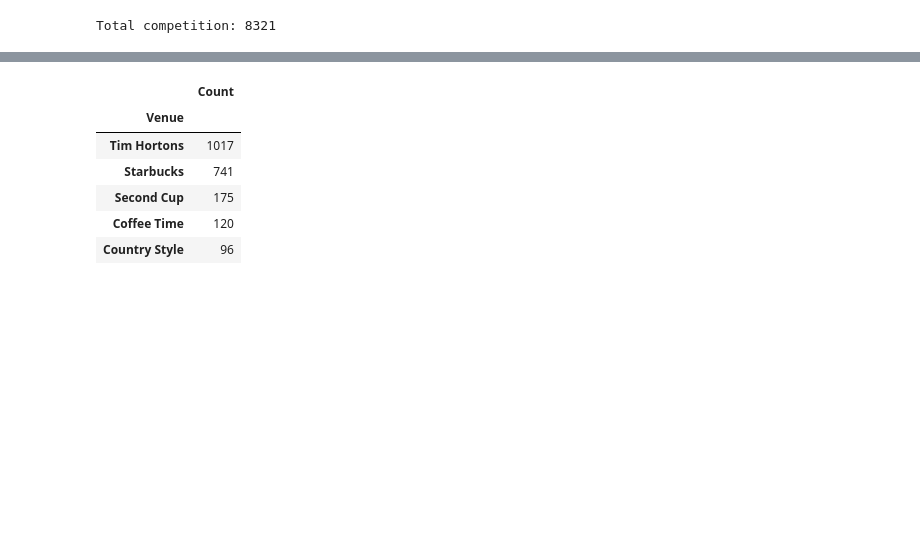
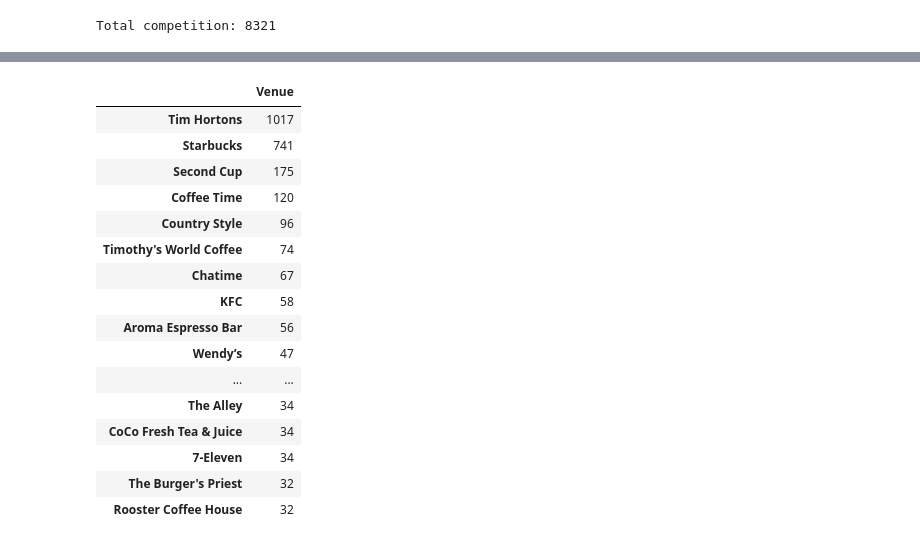
Before and after one commit to ryan-tam/Best-neighborhood-to-start-a-cafe-in-Toronto, a Jupyter notebook: Cafe.ipynb, the cells around one changed output, grey strips where cells are left out. Cells and saved outputs as stored; diff of their text form; code cells hidden in the pictures; blank space fills up the shorter version.

```diff
--- a/Cafe.ipynb
+++ b/Cafe.ipynb
@@ -351,4 +388,4 @@ temp.to_csv('toronto_venues.csv')
 # %%
 #read in result from toronto_venues.csv
 toronto_venues=pd.read_csv('toronto_venues.csv')
-toronto_venues
+toronto_venues.drop(columns=['Unnamed: 0'], inplace=True)
@@ -475,15 +578,27 @@ map_Glenfield
 # %% [output]
 [interactive output not drawn]
 # %%
-top_comp=pd.DataFrame(toronto_venues.groupby('Venue')['Unnamed: 0'].nunique().sort_values(ascending=False))
-top_comp.rename(columns={"Unnamed: 0": "Count"}, inplace=True)
+#top_comp=pd.DataFrame(toronto_venues.groupby('Venue')['Unnamed: 0.1'].nunique().sort_values(ascending=False))
+#top_comp.rename(columns={"Unnamed: 0.1": "Count"}, inplace=True)
+#top_comp.reset_index(inplace=True)
+top_comp=pd.DataFrame(toronto_venues['Venue'].value_counts())
 # %%
-top_comp.head()
+top_comp.head(20)
 # %% [output]
-|  | Count |
-| Venue |  |
+|  | Venue |
 | Tim Hortons | 1017 |
 | Starbucks | 741 |
 | Second Cup | 175 |
 | Coffee Time | 120 |
 | Country Style | 96 |
+| Timothy's World Coffee | 74 |
+| Chatime | 67 |
+| KFC | 58 |
+| Aroma Espresso Bar | 56 |
+| Wendy’s | 47 |
+| ... | ... |
+| The Alley | 34 |
+| CoCo Fresh Tea & Juice | 34 |
+| 7-Eleven | 34 |
+| The Burger's Priest | 32 |
+| Rooster Coffee House | 32 |
```
Also changed, not shown: parts of 21 cells of this notebook.
